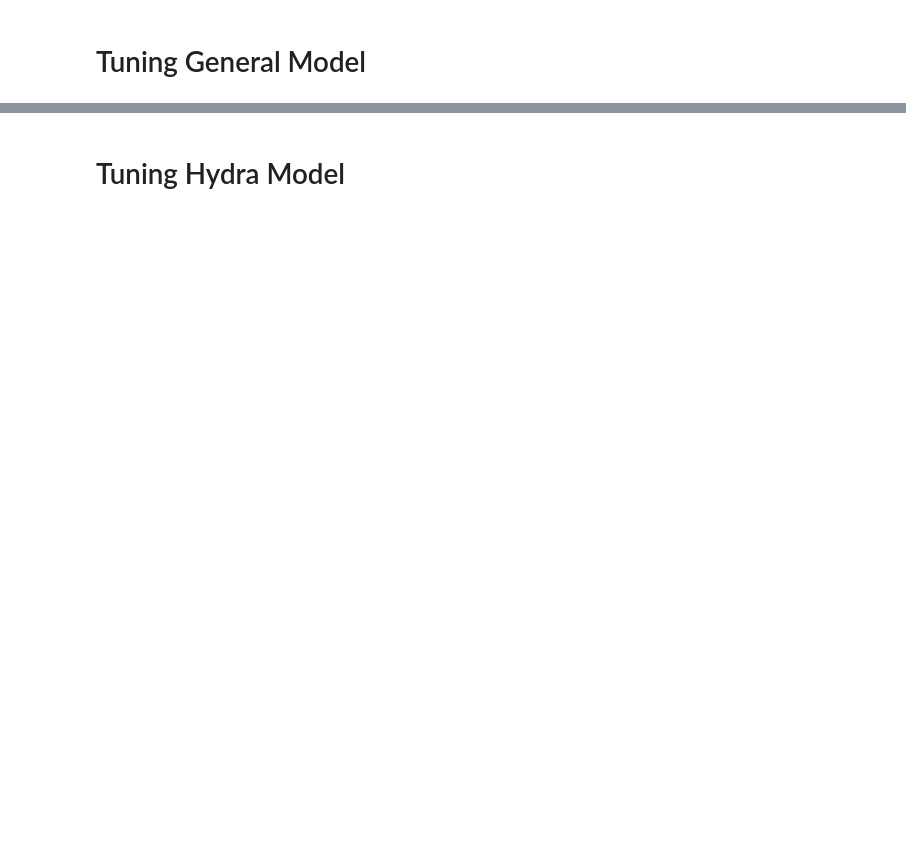
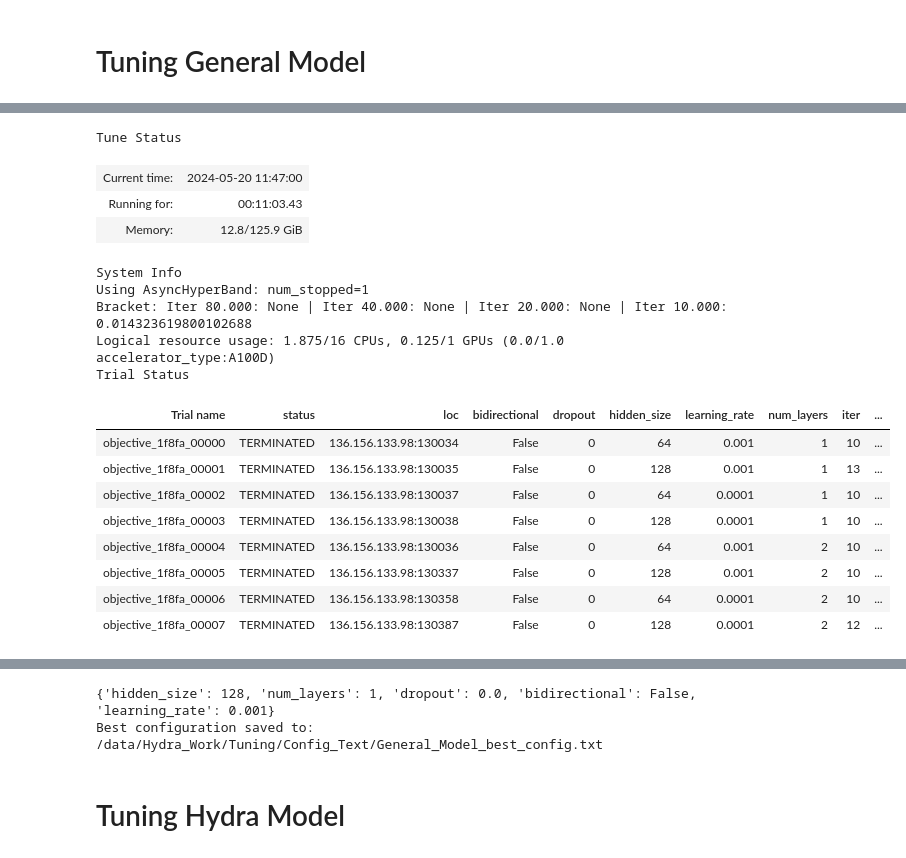
Before and after one commit to KarRups/Hydra_Code, a Jupyter notebook: Tuning/LSTM_Tuning_Run.ipynb, the cells around one changed output, grey strips where cells are left out. Cells and saved outputs as stored; diff of their text form; code cells hidden in the pictures; blank space fills up the shorter version.

```diff
--- a/Tuning/LSTM_Tuning_Run.ipynb
+++ b/Tuning/LSTM_Tuning_Run.ipynb
@@ -576,19 +533,19 @@ batch_size = 1
 copies = 2
 
 # parameters to tune
-# I tuned to 128,2,0.1,False,1e-3
-hidden_sizes = [64, 128, 256]
-num_layers = [2,3]
-dropout = [0.1, 0.4]
-bidirectional =  [False,True]
-learning_rate = [1e-3, 1e-5]
+# I tuned to 128,2,0.4,False,1e-3
+hidden_sizes = [128]
+num_layers = [1]
+dropout = [0.0]
+bidirectional =  [False]
+learning_rate = [1e-3, 1e-4]
 
 config_space = {
     "hidden_size": tune.grid_search(hidden_sizes),
     "num_layers": tune.grid_search(num_layers),
     "dropout": tune.grid_search(dropout),
     "bidirectional": tune.grid_search(bidirectional),
-    "learning_rate": tune.grid_search(learning_rate)
+    "learning_rate": tune.grid_search(learning_rate),
 }
 
 
@@ -611,7 +568,7 @@ def train_model_general(config):
     device = torch.device('cuda' if torch.cuda.
                     is_available() else 'cpu')
 
-    save_path = '/data/Hydra_Work/Tuning/Week_Ahead_Models/General_LSTM.pth'
+    save_path = '/data/Hydra_Work/Tuning/Week_Ahead_Models_V2/General_LSTM.pth'
     val_loss = 1000
 
     models, params_to_optimize, optimizers, schedulers = define_models(hindcast_input_size, forecast_input_size,
@@ -641,8 +598,18 @@ def train_model_general(config):
         candidate_val_loss = ((np.mean(list(epoch_val_losses.values())).mean() - Climate_Loss)[0])/np.mean(Climate_Loss)
         val_loss = np.min([val_loss, candidate_val_loss ])
 
-        #if candidate_val_loss == val_loss:
-        #    torch.save(models[0], save_path)
+        # Check best loss so far for this model
+        with open('/data/Hydra_Work/Tuning/Week_Ahead_Models_V2/Current_General_Loss.txt', 'r') as file:
+            # Read the entire contents of the file
+            Overall_Best_Val_Loss = float(file.read())
+
+        if val_loss < Overall_Best_Val_Loss:
+            torch.save(models[0], save_path)
+
+            with open('/data/Hydra_Work/Tuning/Week_Ahead_Models_V2/Current_General_Loss.txt', 'w') as f:
+                f.write('%f' % val_loss)
+
+
 
         ray.train.report({'val_loss' : val_loss})
 
@@ -673,7 +642,7 @@ asha_scheduler = ASHAScheduler(
     metric='val_loss',
     mode='min',
     max_t=100,
-    grace_period=4,
+    grace_period=10,
     reduction_factor=2,
     brackets=1,
 )
@@ -681,8 +650,8 @@ asha_scheduler = ASHAScheduler(
 
 plateau_stopper = TrialPlateauStopper(
     metric="val_loss",
-    num_results = 4,
-    grace_period=4,
+    num_results = 5,
+    grace_period=10,
     mode="min",
 )
 # %%
@@ -692,31 +661,50 @@ def objective(config):
     device = torch.device('cuda' if torch.cuda.
                       is_available() else 'cpu')
 
     print('Device available is', device)
 
 
     score = train_model_general(config) # Have training loop in here that outputs loss of model
     return {"val_loss": score}
 
 
 #, search_alg = optuna_search
 optuna_tune_config = tune.TuneConfig(scheduler=asha_scheduler)
 tune_config = tune.TuneConfig(scheduler=asha_scheduler)
 run_config=train.RunConfig(stop= plateau_stopper)
 
 # Without Optuna
-tuner = tune.Tuner(tune.with_resources(tune.with_parameters(objective), resources={"cpu": 15/16, "gpu": 1/24}), param_space=config_space, tune_config = tune_config, run_config = run_config)
+tuner = tune.Tuner(tune.with_resources(tune.with_parameters(objective), resources={"cpu": 15/8, "gpu": 1/8}), param_space=config_space, tune_config = tune_config, run_config = run_config)
 # With Optuna
 #tuner = tune.Tuner(tune.with_resources(tune.with_parameters(objective), resources={"cpu": 1, "gpu": 1/16}), param_space = optuna_config_space, tune_config = optuna_tune_config, run_config = run_config)
 
 results = tuner.fit()
 # try get_best_checkpoint, or change val to be maximum of current val_loss and previous ones
 best_config = results.get_best_result(metric="val_loss", mode="min").config
 print(best_config)
 file_path = f"/data/Hydra_Work/Tuning/Config_Text/General_Model_best_config.txt"
 
 # Open the file in write mode and save the configuration
 with open(file_path, "w") as f:
     f.write(str(best_config))
 
 print("Best configuration saved to:", file_path)
+# %% [output]
+Tune Status
+| Current time: | 2024-05-20 11:47:00 |
+| Running for: | 00:11:03.43 |
+| Memory: | 12.8/125.9 GiB |
+System Info
+Using AsyncHyperBand: num_stopped=1
+Bracket: Iter 80.000: None | Iter 40.000: None | Iter 20.000: None | Iter 10.000: 0.014323619800102688
+Logical resource usage: 1.875/16 CPUs, 0.125/1 GPUs (0.0/1.0 accelerator_type:A100D)
+Trial Status
+| Trial name | status | loc | bidirectional | dropout | hidden_size | learning_rate | num_layers | iter | ... |
+| objective_1f8fa_00000 | TERMINATED | 136.156.133.98:130034 | False | 0 | 64 | 0.001 | 1 | 10 | ... |
+| objective_1f8fa_00001 | TERMINATED | 136.156.133.98:130035 | False | 0 | 128 | 0.001 | 1 | 13 | ... |
+| objective_1f8fa_00002 | TERMINATED | 136.156.133.98:130037 | False | 0 | 64 | 0.0001 | 1 | 10 | ... |
+| objective_1f8fa_00003 | TERMINATED | 136.156.133.98:130038 | False | 0 | 128 | 0.0001 | 1 | 10 | ... |
+| objective_1f8fa_00004 | TERMINATED | 136.156.133.98:130036 | False | 0 | 64 | 0.001 | 2 | 10 | ... |
+| objective_1f8fa_00005 | TERMINATED | 136.156.133.98:130337 | False | 0 | 128 | 0.001 | 2 | 10 | ... |
+| objective_1f8fa_00006 | TERMINATED | 136.156.133.98:130358 | False | 0 | 64 | 0.0001 | 2 | 10 | ... |
+| objective_1f8fa_00007 | TERMINATED | 136.156.133.98:130387 | False | 0 | 128 | 0.0001 | 2 | 12 | ... |
@@ -723,3 +712,5 @@ print("Best configuration saved to:", file_path)
+{'hidden_size': 128, 'num_layers': 1, 'dropout': 0.0, 'bidirectional': False, 'learning_rate': 0.001}
+Best configuration saved to: /data/Hydra_Work/Tuning/Config_Text/General_Model_best_config.txt
 # %%
 results_df = results.get_dataframe()
 results_df[results_df['val_loss'] < -0.15]
```
Also changed, not shown: parts of 18 cells of this notebook, 6 other files.
